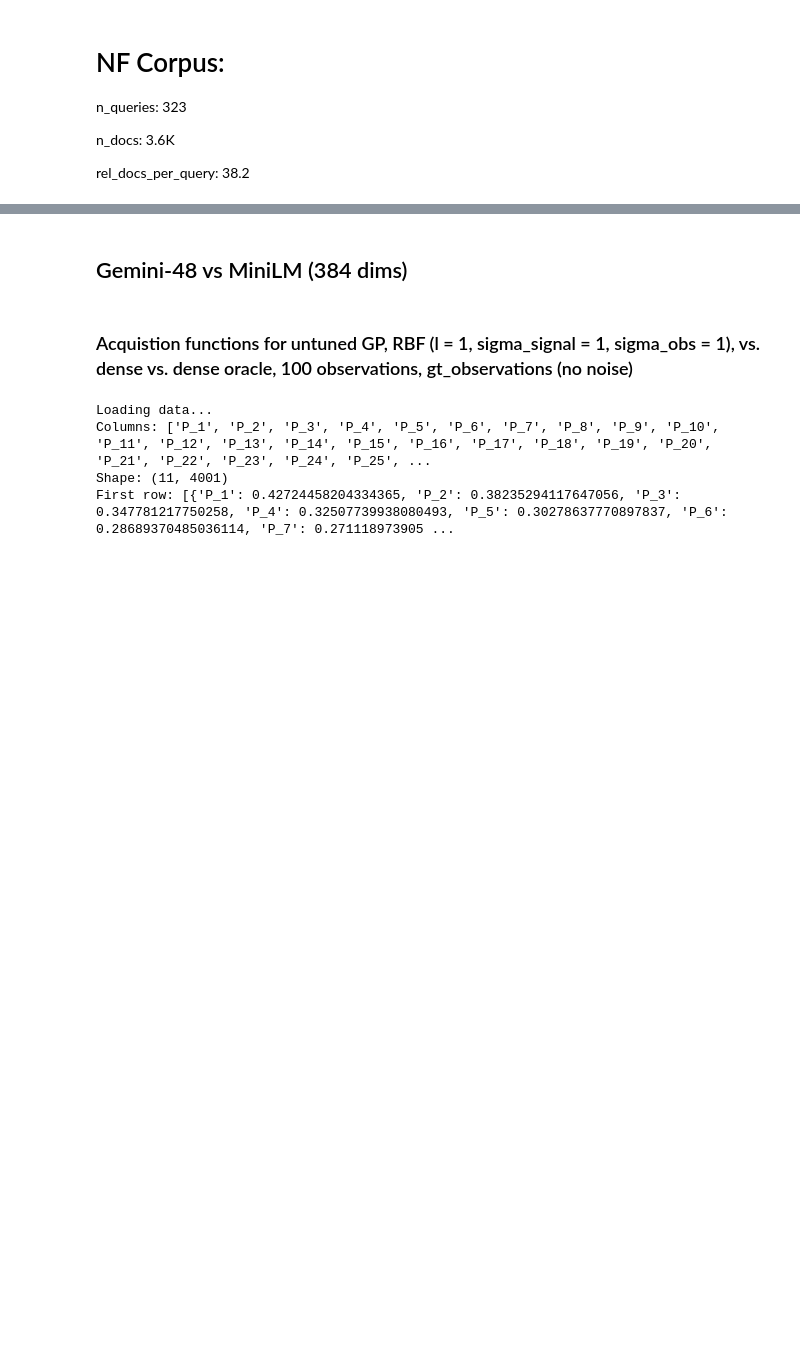
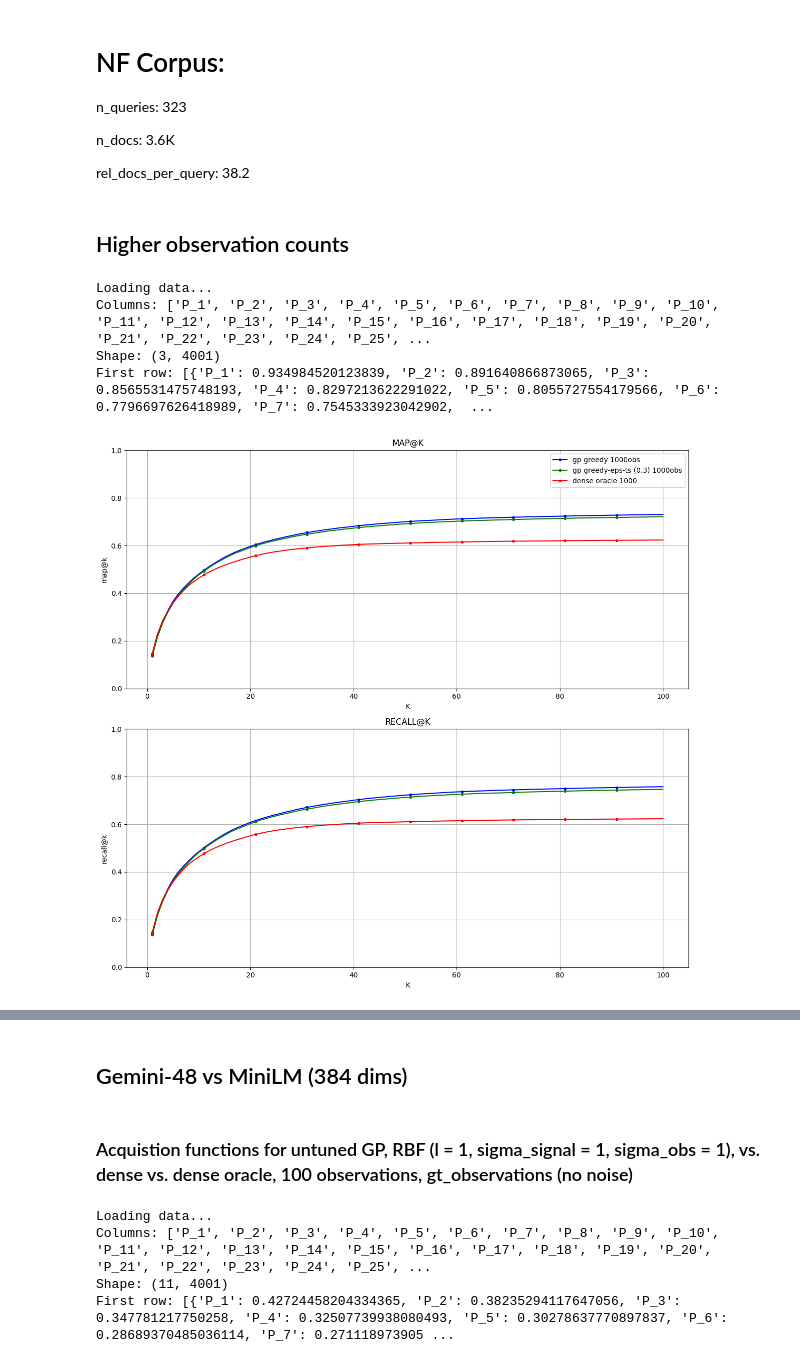
Before and after one commit to D3Mlab/nl-pe, a Jupyter notebook: notebooks/plots/trec.ipynb, the cells around one changed output, grey strips where cells are left out. Saved outputs shown, nothing was run; the diff lists cells and outputs as text; code cells hidden in the pictures; blank space fills up the shorter version.

```diff
--- a/notebooks/plots/trec.ipynb
+++ b/notebooks/plots/trec.ipynb
@@ -21,3 +21,36 @@ n_queries: 323
 n_docs: 3.6K
 
 rel_docs_per_query: 38.2
+# %% [markdown]
+## Higher observation counts
+# %%
+method_paths =  [
+                'trials/ir/nfcorpus/gp/untuned/miniLM/no_refit/1000_obs/gr-eps/0',
+                'trials/ir/nfcorpus/gp/untuned/miniLM/no_refit/1000_obs/gr-eps-ts/0.3',
+                'trials/ir/nfcorpus/oracle/miniLM/1000',
+                ]
+
+
+method_names = [
+            'gp greedy 1000obs',
+            'gp greedy-eps-ts (0.3) 1000obs',
+            'dense oracle 1000',
+]
+
+line_styles = [
+    {'linestyle': 'solid', 'color': 'blue', 'marker': '.', 'markevery': 10},
+    {'linestyle': 'solid', 'color': 'green', 'marker': '.', 'markevery': 10},
+    {'linestyle': 'solid', 'color': 'red', 'marker': '.', 'markevery': 10},
+]
+
+
+metrics = ['map', 'recall']
+
+plot_trec_metrics_vs_k(step_size=1, k=100, metrics=metrics, method_paths = method_paths, method_names=method_names, line_styles=line_styles,
+              title = "")
+# %% [output]
+Loading data...
+Columns: ['P_1', 'P_2', 'P_3', 'P_4', 'P_5', 'P_6', 'P_7', 'P_8', 'P_9', 'P_10', 'P_11', 'P_12', 'P_13', 'P_14', 'P_15', 'P_16', 'P_17', 'P_18', 'P_19', 'P_20', 'P_21', 'P_22', 'P_23', 'P_24', 'P_25', ...
+Shape: (3, 4001)
+First row: [{'P_1': 0.934984520123839, 'P_2': 0.891640866873065, 'P_3': 0.8565531475748193, 'P_4': 0.8297213622291022, 'P_5': 0.8055727554179566, 'P_6': 0.7796697626418989, 'P_7': 0.7545333923042902,  ...
+[figure, added]
```
Also changed, not shown: parts of 2 cells of this notebook, 4 other files.
